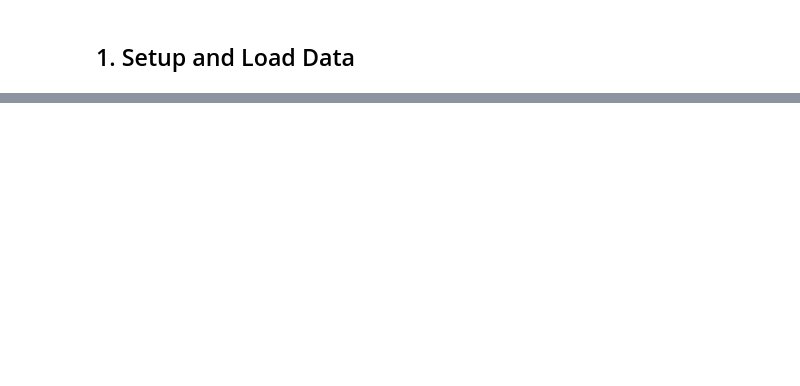
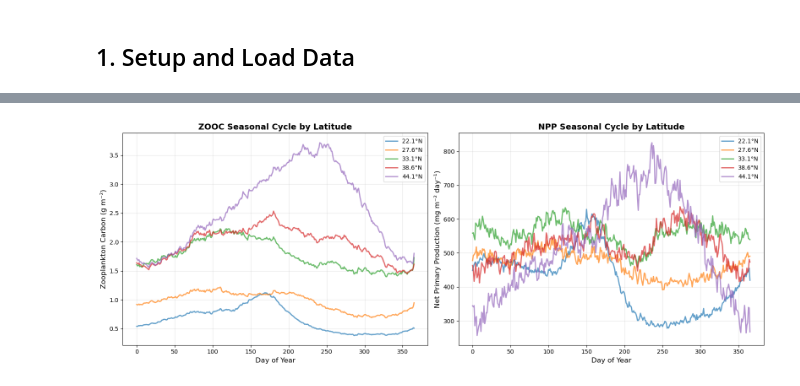
Before and after one commit to FlukeAndFeather/glowingwave, a Jupyter notebook: notebooks/03_peak_progression.ipynb, the cells around one changed output, grey strips where cells are left out. Cells and saved outputs as stored; diff of their text form; code cells hidden in the pictures; blank space fills up the shorter version.

```diff
--- a/notebooks/03_peak_progression.ipynb
+++ b/notebooks/03_peak_progression.ipynb
@@ -562,0 +269,39 @@ plt.show()
+# %%
+# Plot seasonal cycle at different latitudes
+fig, axes = plt.subplots(1, 2, figsize=(16, 6))
+
+# Select a few representative latitudes
+n_show = 5
+indices = np.linspace(0, len(bins_df)-1, n_show, dtype=int)
+
+# ZOOC seasonal cycle
+for idx in indices:
+    row = bins_df.iloc[idx]
+    axes[0].plot(row['zooc_by_doy'],
+                label=f"{row['lat_center']:.1f}°N",
+                linewidth=2, alpha=0.7)
+
+axes[0].set_xlabel('Day of Year', fontsize=12)
+axes[0].set_ylabel('Zooplankton Carbon (g m⁻²)', fontsize=12)
+axes[0].set_title('ZOOC Seasonal Cycle by Latitude', fontsize=14, fontweight='bold')
+axes[0].legend()
+axes[0].grid(True, alpha=0.3)
+
+# NPP seasonal cycle
+for idx in indices:
+    row = bins_df.iloc[idx]
+    axes[1].plot(row['npp_by_doy'],
+                label=f"{row['lat_center']:.1f}°N",
+                linewidth=2, alpha=0.7)
+
+axes[1].set_xlabel('Day of Year', fontsize=12)
+axes[1].set_ylabel('Net Primary Production (mg m⁻² day⁻¹)', fontsize=12)
+axes[1].set_title('NPP Seasonal Cycle by Latitude', fontsize=14, fontweight='bold')
+axes[1].legend()
+axes[1].grid(True, alpha=0.3)
+
+plt.tight_layout()
+plt.savefig(figures_dir / 'seasonal_cycle_by_latitude.png', dpi=300, bbox_inches='tight')
+plt.show()
+# %% [output]
+[figure, added]
```
Also changed, not shown: parts of 45 cells of this notebook, 2 other files.
